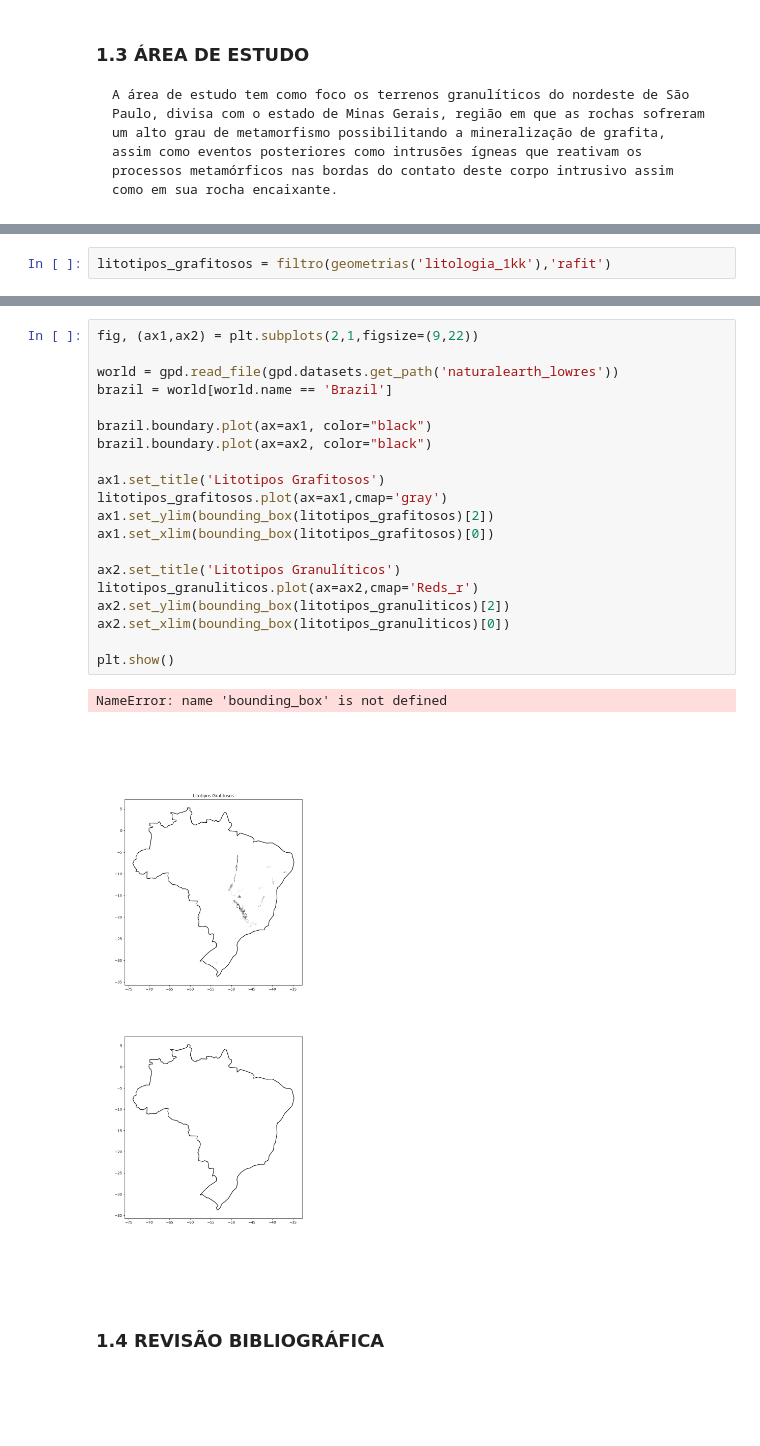
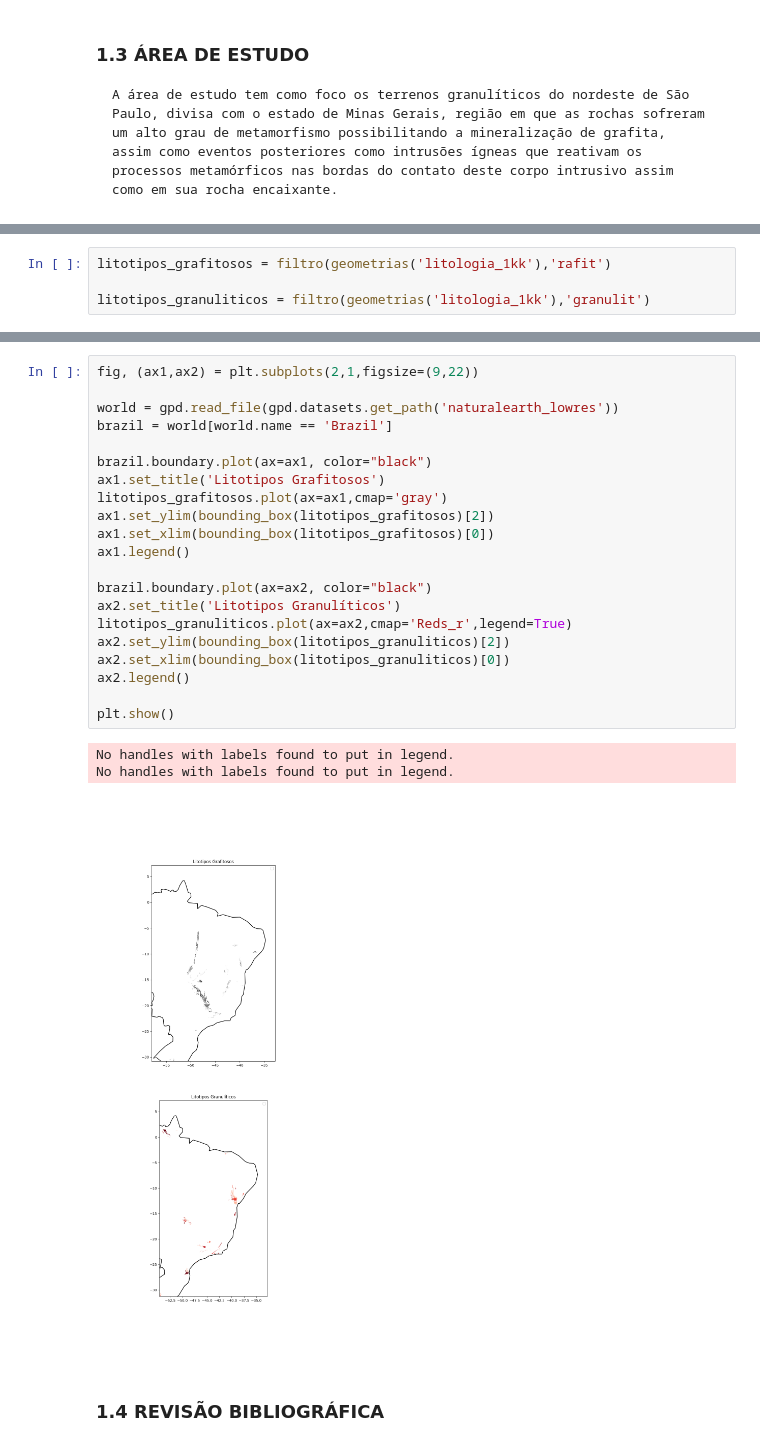
Before and after one commit to Gabriel-Goes/mapeamento_litologico_preditivo, a Jupyter notebook: relatorio_parcial.ipynb, the cells around one changed output, grey strips where cells are left out. Cells and saved outputs as stored; diff of their text form; blank space fills up the shorter version.

```diff
--- a/relatorio_parcial.ipynb
+++ b/relatorio_parcial.ipynb
@@ -36,2 +43,4 @@ warnings.filterwarnings("ignore")
 # %%
 litotipos_grafitosos = filtro(geometrias('litologia_1kk'),'rafit')
+
+litotipos_granuliticos = filtro(geometrias('litologia_1kk'),'granulit')
@@ -38,26 +62,28 @@ litotipos_grafitosos = filtro(geometrias('litologia_1kk'),'rafit')
 # %%
 fig, (ax1,ax2) = plt.subplots(2,1,figsize=(9,22))
 
 world = gpd.read_file(gpd.datasets.get_path('naturalearth_lowres'))
 brazil = world[world.name == 'Brazil']
 
 brazil.boundary.plot(ax=ax1, color="black")
-brazil.boundary.plot(ax=ax2, color="black")
-
 ax1.set_title('Litotipos Grafitosos')
 litotipos_grafitosos.plot(ax=ax1,cmap='gray')
 ax1.set_ylim(bounding_box(litotipos_grafitosos)[2])
 ax1.set_xlim(bounding_box(litotipos_grafitosos)[0])
+ax1.legend()
 
+brazil.boundary.plot(ax=ax2, color="black")
 ax2.set_title('Litotipos Granulíticos')
-litotipos_granuliticos.plot(ax=ax2,cmap='Reds_r')
+litotipos_granuliticos.plot(ax=ax2,cmap='Reds_r',legend=True)
 ax2.set_ylim(bounding_box(litotipos_granuliticos)[2])
 ax2.set_xlim(bounding_box(litotipos_granuliticos)[0])
+ax2.legend()
 
 plt.show()
 # %% [output]
-NameError: name 'bounding_box' is not defined
+No handles with labels found to put in legend.
+No handles with labels found to put in legend.
-[figure, old version]
+[figure, new version]
 # %% [markdown]
 ### 1.4 REVISÃO BIBLIOGRÁFICA
 # %% [markdown]
```
Also changed, not shown: parts of 3 cells of this notebook, 1 other file.
